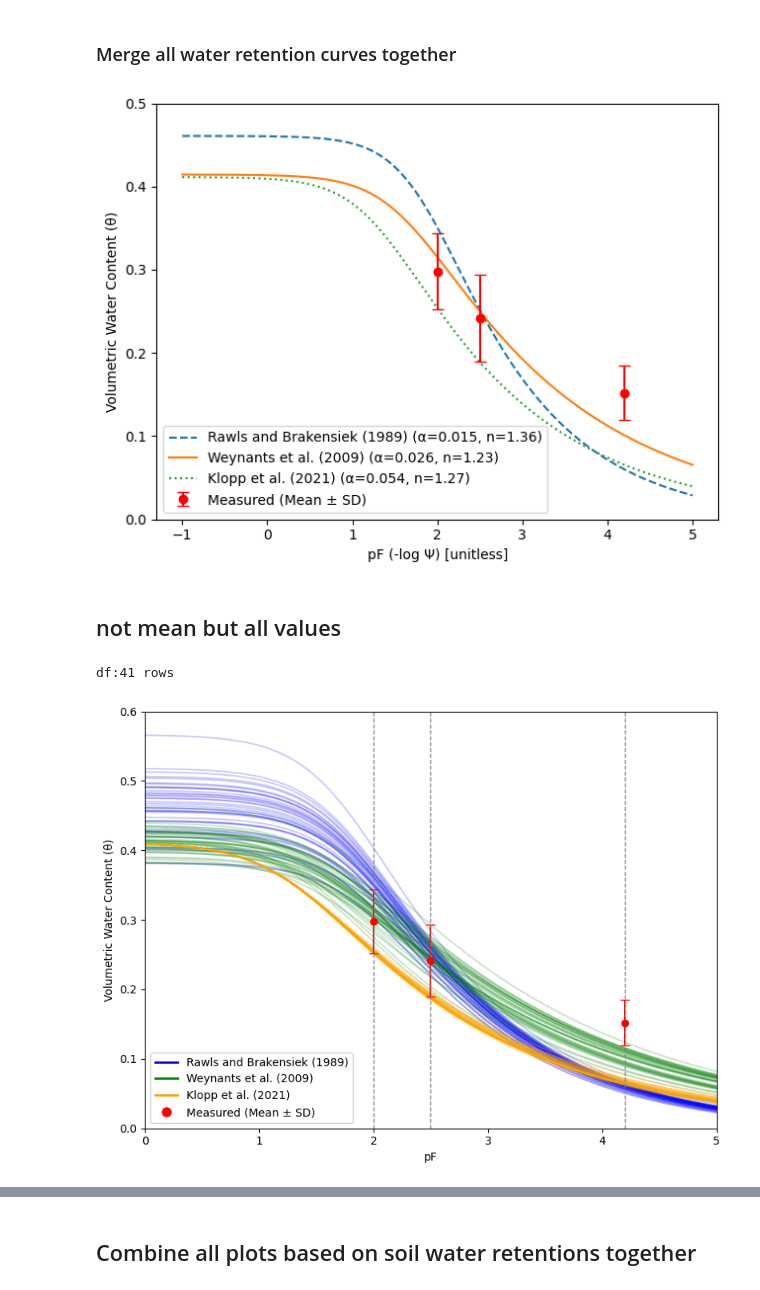
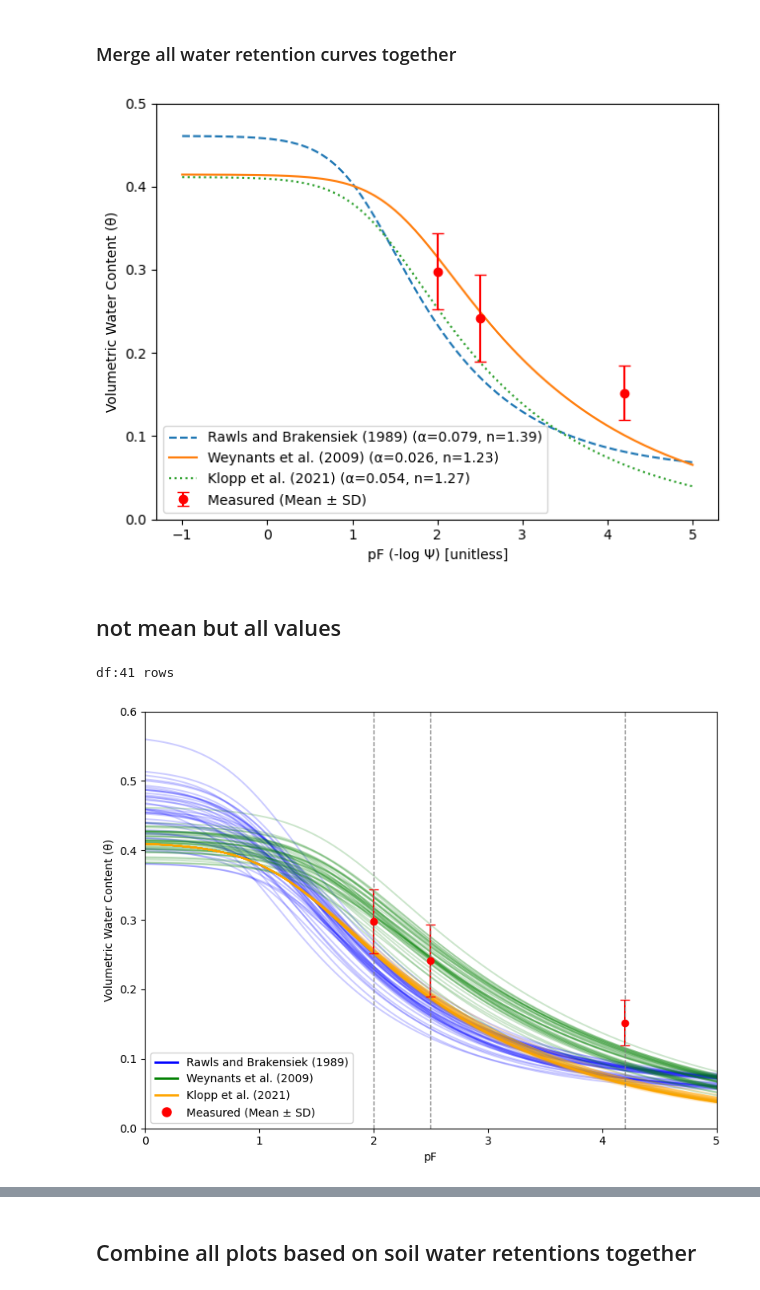
Before and after one commit to linwang-tech/pedotransfer_TWW, a Jupyter notebook: Pedo_TWW_Github.ipynb, the cells around one changed output, grey strips where cells are left out. Cells and saved outputs as stored; diff of their text form; code cells hidden in the pictures.

```diff
--- a/Pedo_TWW_Github.ipynb
+++ b/Pedo_TWW_Github.ipynb
@@ -729,7 +712,7 @@ import pandas as pd
 import matplotlib.pyplot as plt
 
 # Load the dataset
-df = pd.read_excel("soil_data.xlsx")
+df = pd.read_excel("soil_data (1).xlsx")
 
 # Basic conversions and additional calculations
 df['SOC'] = df['SOC'] / 10  # Convert from g/kg to %
@@ -762,11 +745,8 @@ def van_genuchten(h, theta_r, theta_s, alpha, n):
 psi_values = np.logspace(-1, 5, 150) * -1
 pF_values = np.log10(np.abs(psi_values))
 
-# --- Rawls & Brakensiek (1985) ---
-def rb1985_parameters(sand, clay, BD):
-    if sand > 1 or clay > 1:
-        sand = sand / 100
-        clay = clay / 100
+# --- Rawls & Brakensiek (1989) ---
+def rb1989_parameters(sand, clay, BD):
     phi = 1 - BD / 2.65
     theta_s = phi
     hb = np.exp(
@@ -780,8 +760,8 @@ def rb1985_parameters(sand, clay, BD):
     a = 1 / hb
     n = 1 + np.exp(
         -0.7842831 + 0.0177544 * sand - 1.062498 * phi
-        - 0.00005304 * sand**2 - 0.00273493 * clay
-        + 1.11134946 * phi**2 + 0.03088295 * sand * phi
+        - 0.00005304 * sand**2 - 0.00273493 * clay**2
+        + 1.11134946 * phi**2 - 0.03088295 * sand * phi
         + 0.00026587 * sand**2 * phi**2 - 0.00610522 * clay**2 * phi**2
         - 0.00000235 * sand**2 * clay + 0.00798746 * clay**2 * phi
         - 0.0067449 * clay * phi**2
@@ -819,7 +799,7 @@ def vereecken_1989_parameters(sand, clay, BD, SOC):
     return theta_r, theta_s, alpha, n
 
 # --- Calculate θ(ψ) for each model ---
-theta_r_rb, theta_s_rb, alpha_rb, n_rb = rb1985_parameters(sand_mean, clay_mean, BD_mean)
+theta_r_rb, theta_s_rb, alpha_rb, n_rb = rb1989_parameters(sand_mean, clay_mean, BD_mean)
 theta_rb = van_genuchten(psi_values, theta_r_rb, theta_s_rb, alpha_rb, n_rb)
 
 theta_s_wey, alpha_wey, n_wey = weynants_2009(sand_mean, clay_mean, BD_mean, SOC_mean)
@@ -857,7 +837,7 @@ plt.tight_layout()
 plt.grid(False)
 plt.show()
 # %% [output]
-[figure, old version]
+[figure, new version]
 # %% [markdown]
 ## not mean but all values
 # %%
@@ -866,7 +846,7 @@ import pandas as pd
 import matplotlib.pyplot as plt
 
 # Load dataset
-df = pd.read_excel("soil_data.xlsx")
+df = pd.read_excel("soil_data (1).xlsx")
 
 # Convert units and calculate derived parameters
 df['SOC'] = df['SOC'] / 10  # from g/kg to %
@@ -889,46 +869,37 @@ def van_genuchten(h, theta_r, theta_s, alpha, n):
 
 
 # PTFs
-def rb1985_parameters(sand, clay, BD):
-    if sand > 1 or clay > 1:
-        sand = sand / 100
-        clay = clay / 100
-
+def rb1989_parameters(sand, clay, BD):
+    # Sand and clay in %, as in Rawls and Brakensiek (1989); Rawls et al. (1992)
     phi = 1 - BD / 2.65
     theta_s = phi
 
-    # Bubbling pressure head (hb)
     hb = np.exp(
         5.3396738 + 0.1845038 * clay - 2.483945 * phi
         - 0.00213853 * clay**2 - 0.04356349 * sand * phi
         - 0.61745089 * clay * phi + 0.00143598 * sand**2 * phi**2
-        - 0.00855375 * clay**2 * phi ** 2 - 0.00001282 * sand**2 * clay
-        + 0.00895359 * clay**2 * phi - 0.00072472 * sand** 2 * phi
+        - 0.00855375 * clay**2 * phi**2 - 0.00001282 * sand**2 * clay
+        + 0.00895359 * clay**2 * phi - 0.00072472 * sand**2 * phi
         + 0.0000054 * clay**2 * sand + 0.5002806 * clay * phi**2
     )
+    a = 1 / hb
 
-    a = 1 / hb  # van Genuchten α
-
-    # n parameter
     n = 1 + np.exp(
         -0.7842831 + 0.0177544 * sand - 1.062498 * phi
-        - 0.00005304 * sand**2 - 0.00273493 * clay
-        + 1.11134946 * phi**2 + 0.03088295 * sand * phi
+        - 0.00005304 * sand**2 - 0.00273493 * clay**2
+        + 1.11134946 * phi**2 - 0.03088295 * sand * phi
         + 0.00026587 * sand**2 * phi**2 - 0.00610522 * clay**2 * phi**2
         - 0.00000235 * sand**2 * clay + 0.00798746 * clay**2 * phi
         - 0.0067449 * clay * phi**2
     )
 
-    # Residual water content (θr)
     theta_r = (
         -0.0182482 + 0.00087269 * sand + 0.00513488 * clay
         + 0.02939286 * phi - 0.00015395 * clay**2
         - 0.0010827 * sand * phi - 0.00018233 * clay**2 * phi**2
         + 0.00030703 * clay**2 * phi - 0.0023584 * clay * phi**2
     )
-
     return theta_r, theta_s, a, n
-
 
 
 def weynants_2009(sand, clay, BD, SOC):
@@ -950,7 +921,7 @@ plt.figure(figsize=(8, 6))
 # Rawls & Brakensiek
 for i, row in df.iterrows():
     try:
-        theta_r, theta_s, alpha, n = rb1985_parameters(row['sand'], row['clay'], row['BD'])
+        theta_r, theta_s, alpha, n = rb1989_parameters(row['sand'], row['clay'], row['BD'])
         theta = van_genuchten(psi_values, theta_r, theta_s, alpha, n)
         plt.plot(pF_values, theta, color='blue', alpha=0.2, label='Rawls and Brakensiek (1989)' if i == 0 else "")
     except:
@@ -986,34 +957,34 @@ plt.ylabel("Volumetric Water Content (θ)")
 
 plt.ylim(0, 0.6)
 plt.xlim(0, 5)
 
 
 # 添加垂直虚线
 for pf in [2.0, 2.5, 4.2]:
     plt.axvline(x=pf, color='gray', linestyle='--', linewidth=1)
 
 from matplotlib.lines import Line2D
 
 # Custom legend handles
 legend_elements = [
     Line2D([0], [0], color='blue', lw=2, label='Rawls and Brakensiek (1989)'),
     Line2D([0], [0], color='green', lw=2, label='Weynants et al. (2009)'),
     Line2D([0], [0], color='orange', lw=2, label='Klopp et al. (2021)'),
     Line2D([0], [0], marker='o', color='red', label='Measured (Mean ± SD)',
            markerfacecolor='red', markersize=8, linestyle='None')
 ]
 
 plt.legend(handles=legend_elements, loc='lower left', frameon=True, fancybox=True, framealpha=0.9)
 
 
 
 plt.grid(False)
 plt.tight_layout()
 plt.savefig("water_retention_curves_all_samples.png", dpi=600)
 plt.show()
 # %% [output]
 df:41 rows
-[figure, old version]
+[figure, new version]
 # %%
 from sklearn.metrics import mean_squared_error
 import numpy as np
```
Also changed, not shown: parts of 21 cells of this notebook, 2 other files.
